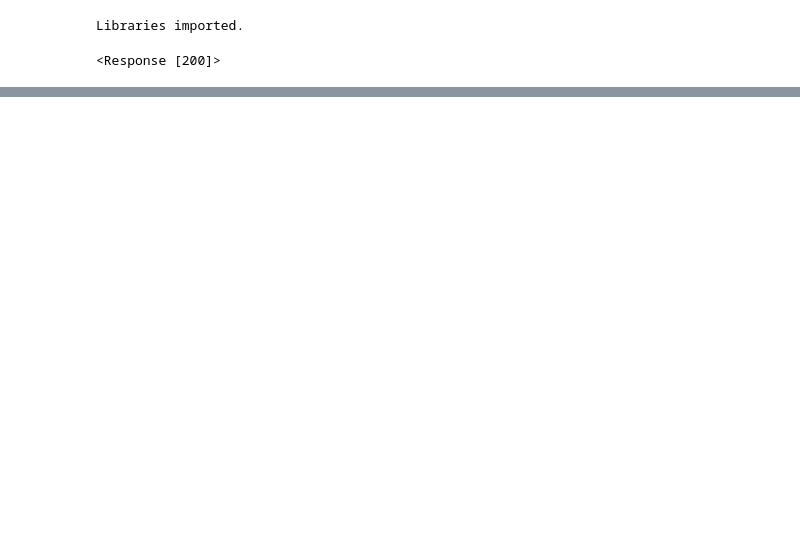
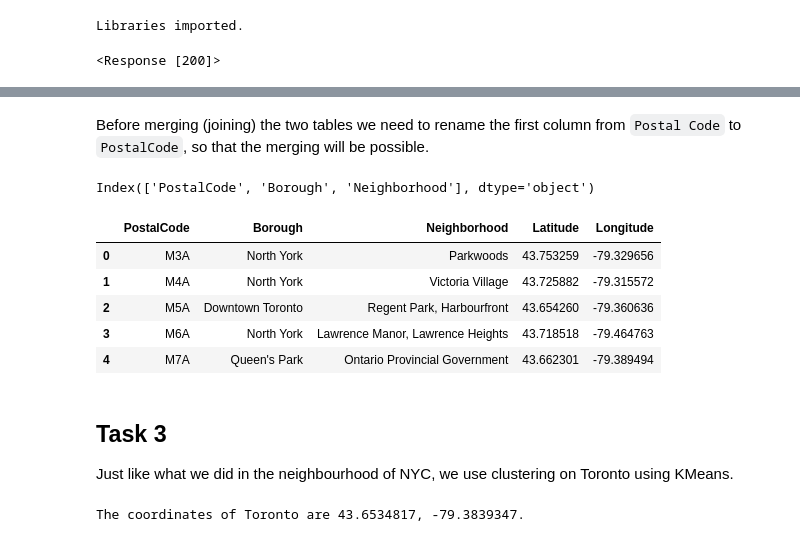
Before and after one commit to couzhei/ai-journey, a Jupyter notebook: ibm-data-science/10-capstone-project/Week3_assignment.ipynb, the cells around one changed output, grey strips where cells are left out. Drawn from its saved outputs; the diff is of its cells as text; code cells hidden in the pictures; blank space fills up the shorter version.

```diff
--- a/ibm-data-science/10-capstone-project/Week3_assignment.ipynb
+++ b/ibm-data-science/10-capstone-project/Week3_assignment.ipynb
@@ -144,0 +169,4 @@ df.shape
+# %%
+!wget -q -O "toronto_coordinates.csv" http://cocl.us/Geospatial_data
+print('Coordinates downloaded!')
+coo = pd.read_csv('toronto_coordinates.csv')
@@ -144,0 +192,32 @@ df.shape
+# %% [markdown]
+Before merging (joining) the two tables we need to rename the first column from `Postal Code` to `PostalCode`, so that the merging will be possible.
+# %%
+coo = coo.rename(columns={'Postal Code': 'PostalCode'})
+# %%
+df.columns
+# %% [output]
+Index(['PostalCode', 'Borough', 'Neighborhood'], dtype='object')
+# %%
+df = pd.merge(df, coo, on=["PostalCode"])
+df.head()
+# %% [output]
+|  | PostalCode | Borough | Neighborhood | Latitude | Longitude |
+| 0 | M3A | North York | Parkwoods | 43.753259 | -79.329656 |
+| 1 | M4A | North York | Victoria Village | 43.725882 | -79.315572 |
+| 2 | M5A | Downtown Toronto | Regent Park, Harbourfront | 43.654260 | -79.360636 |
+| 3 | M6A | North York | Lawrence Manor, Lawrence Heights | 43.718518 | -79.464763 |
+| 4 | M7A | Queen's Park | Ontario Provincial Government | 43.662301 | -79.389494 |
+# %% [markdown]
+## Task 3
+
+Just like what we did in the neighbourhood of NYC, we use clustering on Toronto using KMeans.
+# %%
+address = 'Toronto, Ontario'
+
+geolocator = Nominatim(user_agent="toronto_explorer")
+location = geolocator.geocode(address)
+latitude = location.latitude
+longitude = location.longitude
+print('The coordinates of Toronto are {}, {}.'.format(latitude, longitude))
+# %% [output]
+The coordinates of Toronto are 43.6534817, -79.3839347.
```
Also changed, not shown: parts of 27 cells of this notebook, 3 other files.
